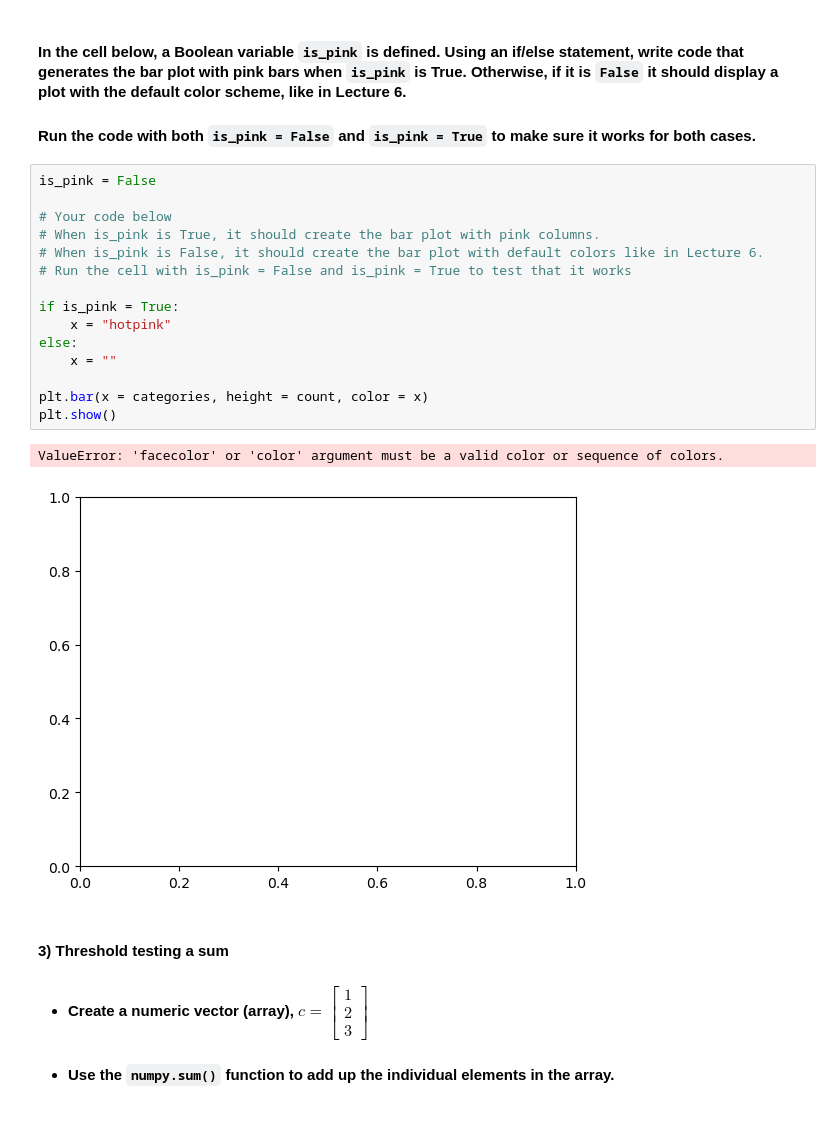
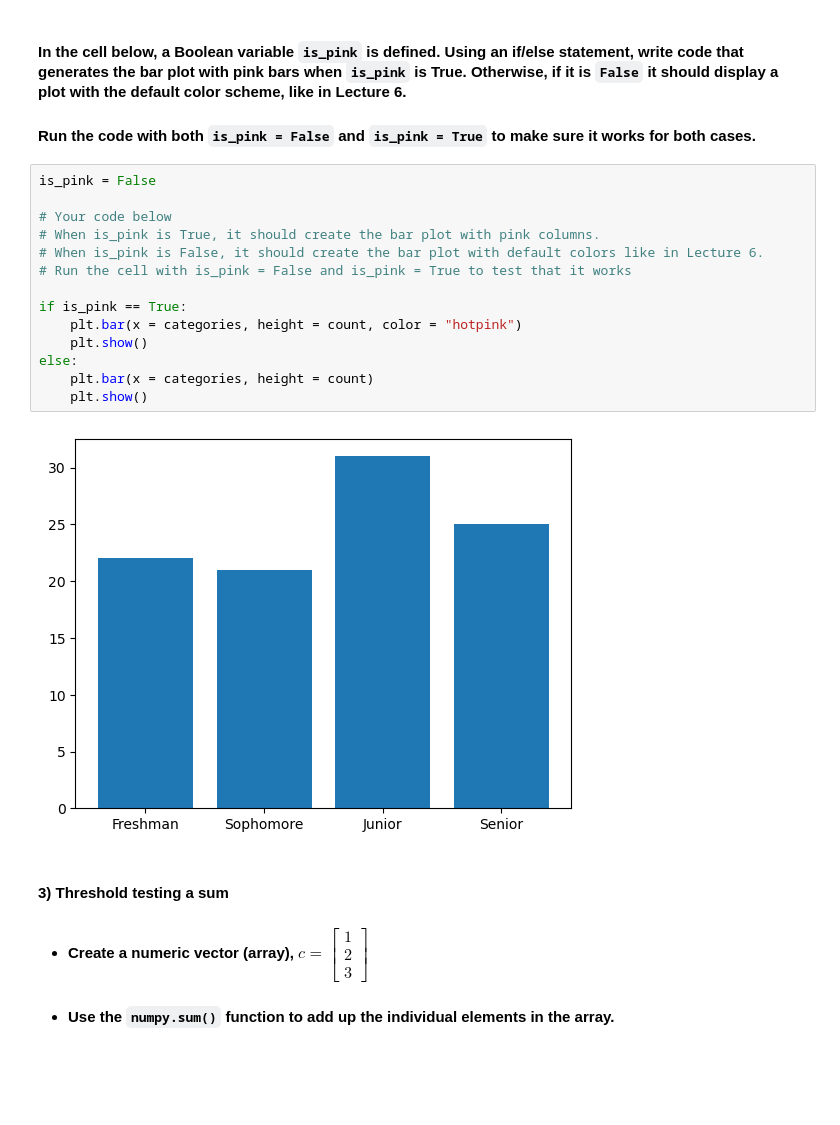
Before and after one commit to larissay23/datasci151spring2026, a Jupyter notebook: lecture_07/lecture_07 copy.ipynb, the cells around one changed output. Drawn from its saved outputs; the diff is of its cells as text; blank space fills up the shorter version.

```diff
--- a/lecture_07/lecture_07 copy.ipynb
+++ b/lecture_07/lecture_07 copy.ipynb
@@ -620,21 +665,19 @@ plt.show()
 # %%
 is_pink = False
 
 # Your code below
 # When is_pink is True, it should create the bar plot with pink columns.
 # When is_pink is False, it should create the bar plot with default colors like in Lecture 6.
 # Run the cell with is_pink = False and is_pink = True to test that it works
 
-if is_pink = True:
-    x = "hotpink"
+if is_pink == True:
+    plt.bar(x = categories, height = count, color = "hotpink")
+    plt.show()
 else:
-    x = ""
-
-plt.bar(x = categories, height = count, color = x)
-plt.show()
+    plt.bar(x = categories, height = count)
+    plt.show()
 # %% [output]
-ValueError: 'facecolor' or 'color' argument must be a valid color or sequence of colors.
-[figure, old version]
+[figure, new version]
 # %% [markdown]
 #### **3)** Threshold testing a sum
 
```
Also changed, not shown: parts of 24 cells of this notebook.
